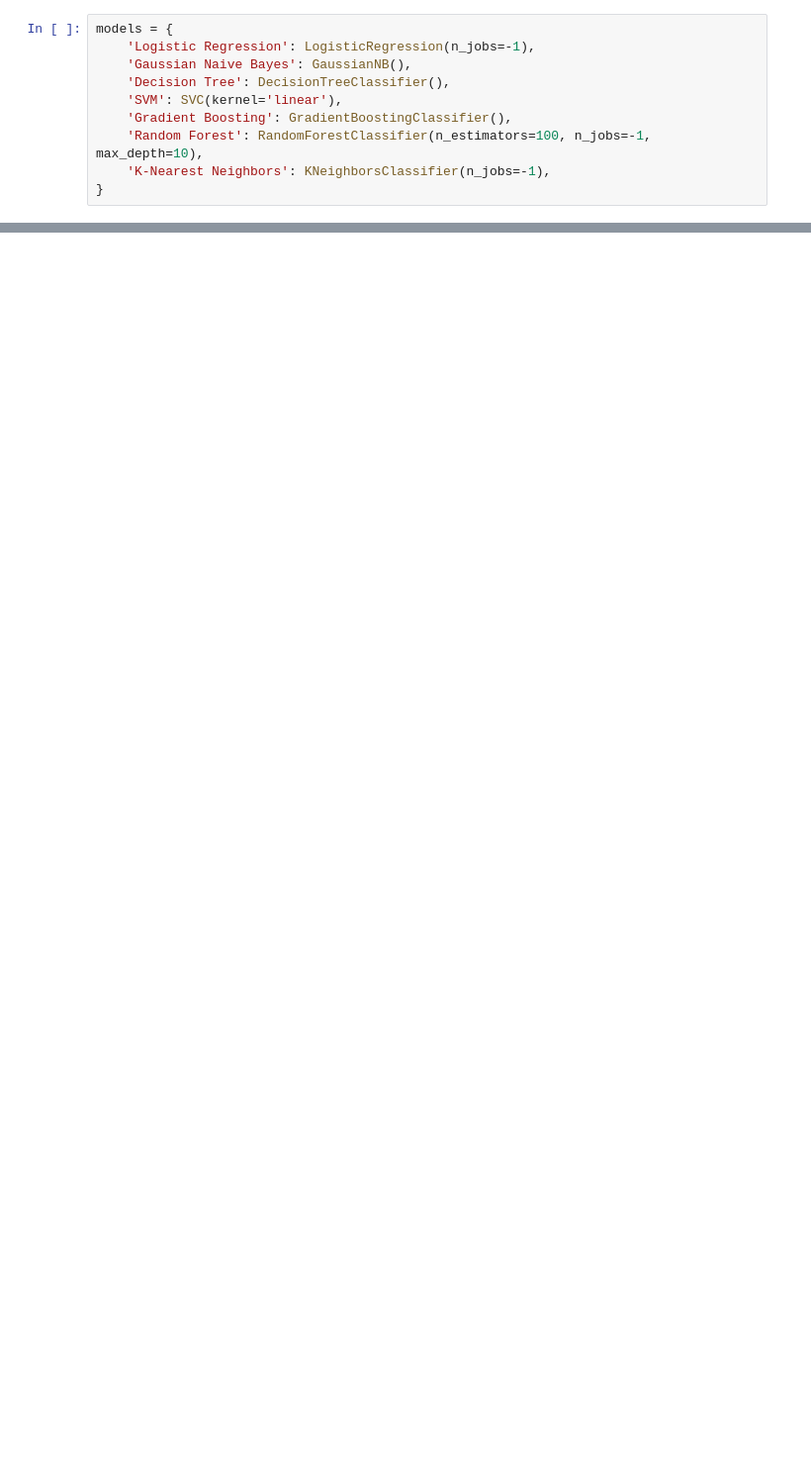
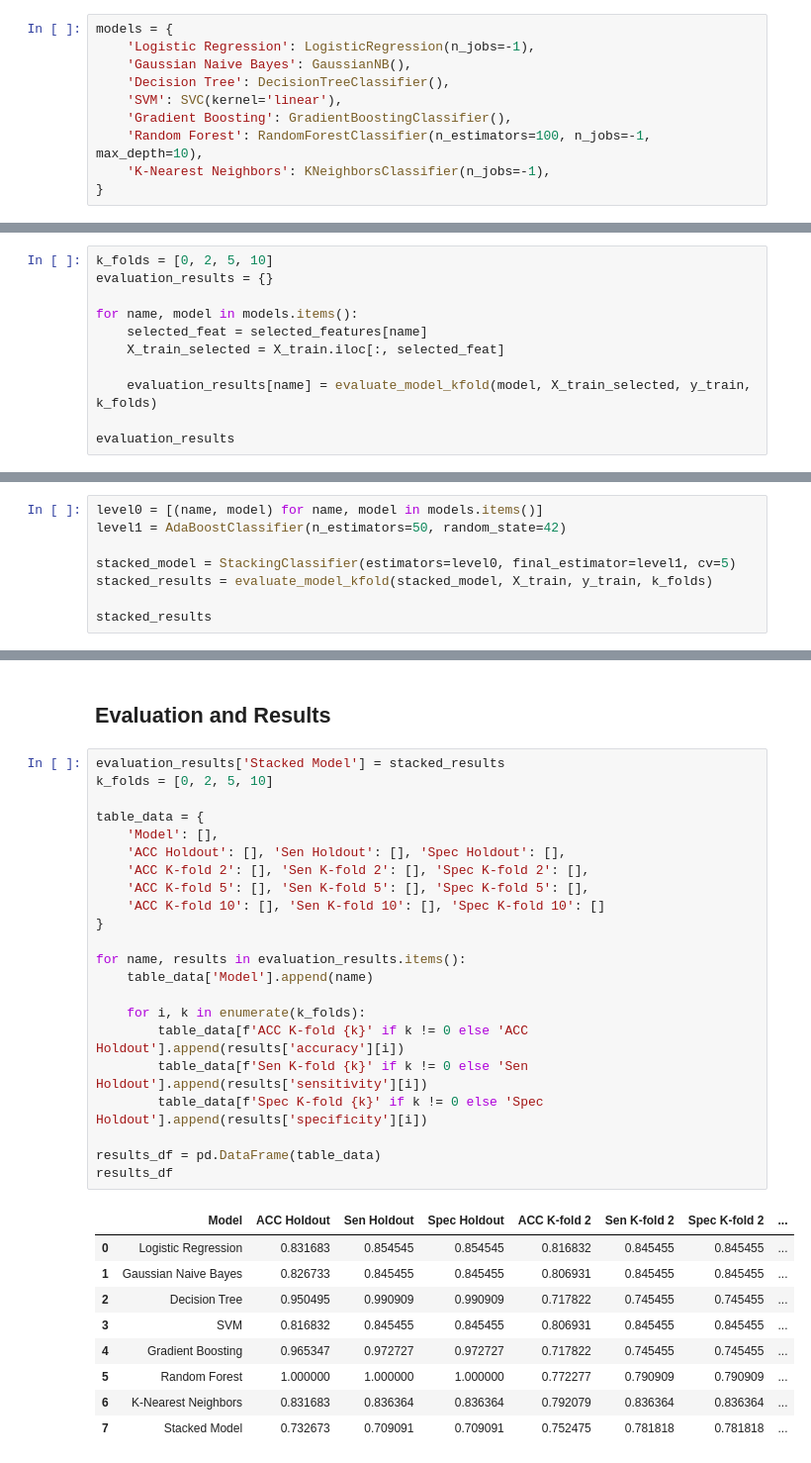
Before and after one commit to RomanShrestha07/DANA_4830_Group_Project, a Jupyter notebook: GroupProject.ipynb, the cells around one changed output, grey strips where cells are left out. Shown at 99% size. Saved outputs shown, nothing was run; the diff lists cells and outputs as text; blank space fills up the shorter version.

```diff
--- a/GroupProject.ipynb
+++ b/GroupProject.ipynb
@@ -629,0 +705,11 @@ plot(score_bc, 0.9, 1.0, c="gold")
+# %%
+k_folds = [0, 2, 5, 10]
+evaluation_results = {}
+
+for name, model in models.items():
+    selected_feat = selected_features[name]
+    X_train_selected = X_train.iloc[:, selected_feat]
+
+    evaluation_results[name] = evaluate_model_kfold(model, X_train_selected, y_train, k_folds)
+
+evaluation_results
@@ -629,0 +736,8 @@ plot(score_bc, 0.9, 1.0, c="gold")
+# %%
+level0 = [(name, model) for name, model in models.items()]
+level1 = AdaBoostClassifier(n_estimators=50, random_state=42)
+
+stacked_model = StackingClassifier(estimators=level0, final_estimator=level1, cv=5)
+stacked_results = evaluate_model_kfold(stacked_model, X_train, y_train, k_folds)
+
+stacked_results
@@ -629,0 +757,34 @@ plot(score_bc, 0.9, 1.0, c="gold")
+# %% [markdown]
+## Evaluation and Results
+# %%
+evaluation_results['Stacked Model'] = stacked_results
+k_folds = [0, 2, 5, 10]
+
+table_data = {
+    'Model': [],
+    'ACC Holdout': [], 'Sen Holdout': [], 'Spec Holdout': [],
+    'ACC K-fold 2': [], 'Sen K-fold 2': [], 'Spec K-fold 2': [],
+    'ACC K-fold 5': [], 'Sen K-fold 5': [], 'Spec K-fold 5': [],
+    'ACC K-fold 10': [], 'Sen K-fold 10': [], 'Spec K-fold 10': []
+}
+
+for name, results in evaluation_results.items():
+    table_data['Model'].append(name)
+
+    for i, k in enumerate(k_folds):
+        table_data[f'ACC K-fold {k}' if k != 0 else 'ACC Holdout'].append(results['accuracy'][i])
+        table_data[f'Sen K-fold {k}' if k != 0 else 'Sen Holdout'].append(results['sensitivity'][i])
+        table_data[f'Spec K-fold {k}' if k != 0 else 'Spec Holdout'].append(results['specificity'][i])
+
+results_df = pd.DataFrame(table_data)
+results_df
+# %% [output]
+|  | Model | ACC Holdout | Sen Holdout | Spec Holdout | ACC K-fold 2 | Sen K-fold 2 | Spec K-fold 2 | ... |
+| 0 | Logistic Regression | 0.831683 | 0.854545 | 0.854545 | 0.816832 | 0.845455 | 0.845455 | ... |
+| 1 | Gaussian Naive Bayes | 0.826733 | 0.845455 | 0.845455 | 0.806931 | 0.845455 | 0.845455 | ... |
+| 2 | Decision Tree | 0.950495 | 0.990909 | 0.990909 | 0.717822 | 0.745455 | 0.745455 | ... |
+| 3 | SVM | 0.816832 | 0.845455 | 0.845455 | 0.806931 | 0.845455 | 0.845455 | ... |
+| 4 | Gradient Boosting | 0.965347 | 0.972727 | 0.972727 | 0.717822 | 0.745455 | 0.745455 | ... |
+| 5 | Random Forest | 1.000000 | 1.000000 | 1.000000 | 0.772277 | 0.790909 | 0.790909 | ... |
+| 6 | K-Nearest Neighbors | 0.831683 | 0.836364 | 0.836364 | 0.792079 | 0.836364 | 0.836364 | ... |
+| 7 | Stacked Model | 0.732673 | 0.709091 | 0.709091 | 0.752475 | 0.781818 | 0.781818 | ... |
```
Also changed, not shown: parts of 40 cells of this notebook.
